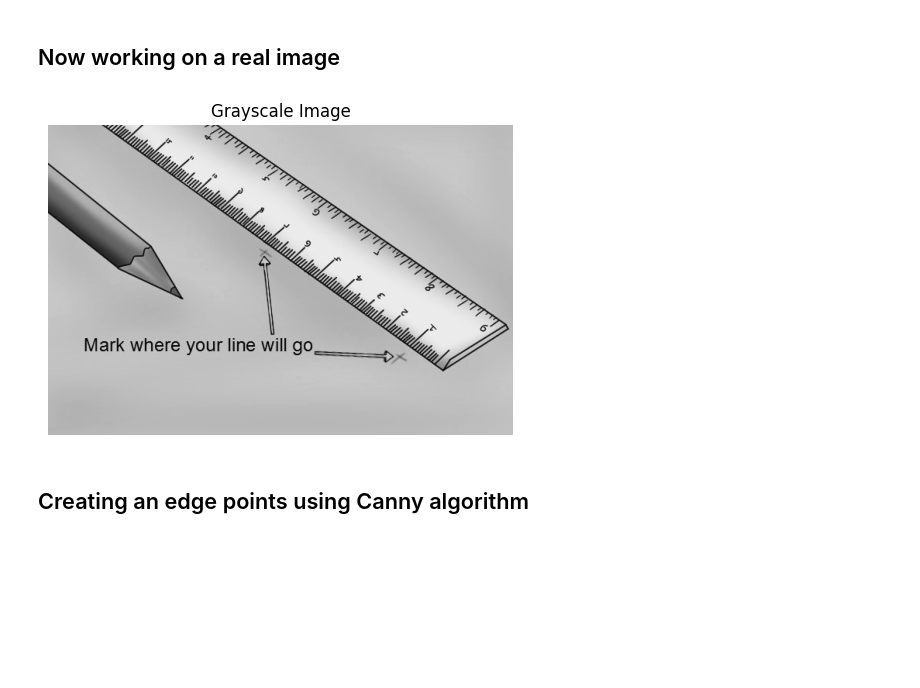
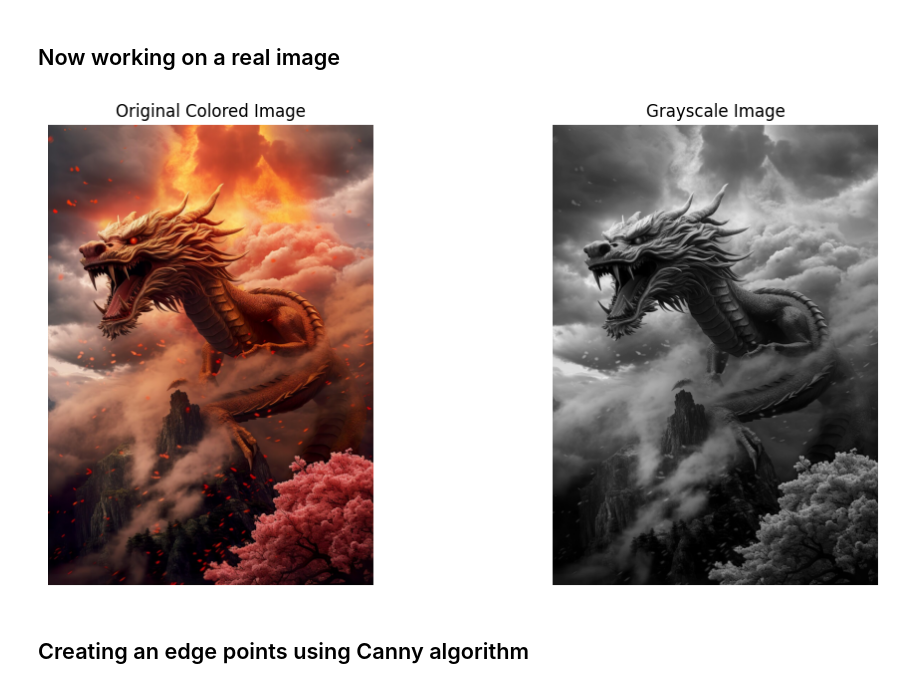
Before and after one commit to isaacGrinboim/Geometry---Hough-and-Canny, a Jupyter notebook: demo.ipynb, the cells around one changed output. Drawn from its saved outputs; the diff is of its cells as text; code cells hidden in the pictures; blank space fills up the shorter version.

```diff
--- a/demo.ipynb
+++ b/demo.ipynb
@@ -147,26 +152,36 @@ plot_lines_on_points(x_points, y_points, lines, x_max=x_max, y_max=y_max)
 # %% [markdown]
 ## Now working on a real image
 # %%
-    from skimage import io, color
-    import matplotlib.pyplot as plt
-    import numpy as np
+from skimage import io, color
+import matplotlib.pyplot as plt
+import numpy as np
 
-    image = io.imread('pics/ruler.bmp')
+# Load the image
+image = io.imread('pics/dragon.bmp')
 
-    # remove 4^th channel if needed, so it won't mess with the code
-    if image.shape[-1] == 4:
-        image = image[..., :3]
+# Remove 4th channel if needed
+if image.shape[-1] == 4:
+    image = image[..., :3]
 
-    # convert to grayscale
-    gray_image = color.rgb2gray(image)
+gray_image = color.rgb2gray(image)
 
-    plt.figure(figsize=(6, 6))
-    plt.imshow(gray_image, cmap='gray')
-    plt.title('Grayscale Image')
-    plt.axis('off')
-    plt.show()
+plt.figure(figsize=(12, 6))
+
+# colored Image
+plt.subplot(1, 2, 1)
+plt.imshow(image)
+plt.title('Original Colored Image')
+plt.axis('off')
+
+# grayscale Image
+plt.subplot(1, 2, 2)
+plt.imshow(gray_image, cmap='gray')
+plt.title('Grayscale Image')
+plt.axis('off')
+
+plt.show()
 # %% [output]
-[figure, old version]
+[figure, new version]
 # %% [markdown]
 ## Creating an edge points using Canny algorithm
 # %% [markdown]
```
Also changed, not shown: parts of 15 cells of this notebook, 1 other file.
